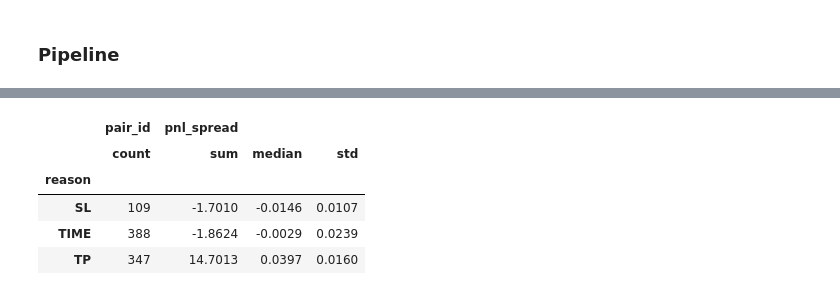
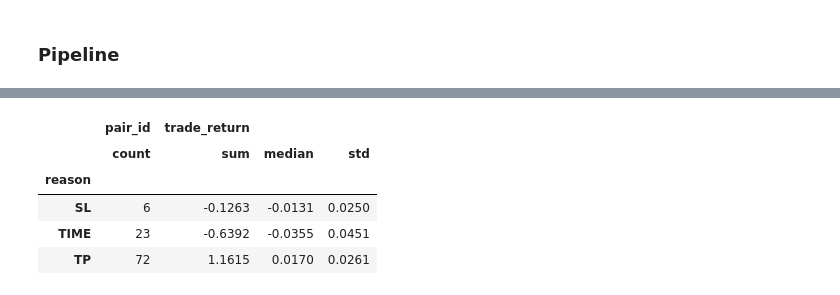
Before and after one commit to emile692/algo-trading-stat-arb-terminal, a Jupyter notebook: notebook/research.ipynb, the cells around one changed output, grey strips where cells are left out. Drawn from its saved outputs; the diff is of its cells as text; code cells hidden in the pictures.

```diff
--- a/notebook/research.ipynb
+++ b/notebook/research.ipynb
@@ -23,10 +25,8 @@ import seaborn as sns
 # %% [markdown]
 ### Pipeline
 # %%
-PROJECT_ROOT = Path(".").resolve().parents[0]
+UNIVERSES = ["sweden"]   # adapte
+SCAN_FREQ = "W-FRI"          # "B" = business days (recommandé) / "D" si tu veux daily pur
 
-UNIVERSES = ["sweden"]   # adapte
-SCAN_FREQ = "B"                 # "B" = business days (recommandé) / "D" si tu veux daily pur
-
-IS_START, IS_END   = "2023-12-31", "2024-12-31"
+IS_START, IS_END   = "2022-12-31", "2024-12-31"
 OOS_START, OOS_END = "2025-01-01", "2025-12-31"
@@ -80,7 +92,7 @@ OOS scans rows: 6406 | dates: 2024-12-31 00:00:00 -> 2025-12-31 00:00:00
 BASE_FEES = 0.0002
 TOP_N = 20
 MAX_POS = 5
-REBAL_DAYS = 30
+MAX_HOLD = 30
 
 # Grilles heatmap
 z_entries = [1.5, 1.75, 2.0, 2.25, 2.5]
@@ -205,5 +225,5 @@ plt.show()
 cfg = BatchConfig(
     data_path=PROJECT_ROOT / "data" / "raw" / "d1",
     start_date=IS_START,
-    end_date=IS_END,
+    end_date=OOS_END,
 )
@@ -210,6 +232,6 @@ cfg = BatchConfig(
 # %%
 z_entry = 2.25
-z_window = 100
+z_window = 80
 
 params = StrategyParams(
         z_entry=z_entry,
@@ -220,12 +242,12 @@ params = StrategyParams(
         fees=BASE_FEES,
         top_n_candidates=TOP_N,
         max_positions=MAX_POS,
-        rebalance_period=REBAL_DAYS,
+        max_holding_days=MAX_HOLD,
     )
 
-res = run_global_ranking_rebalance_walkforward(
+res = run_global_ranking_daily_portfolio(
     cfg=cfg,
     params=params,
     universes=UNIVERSES,
-    scans=scans_is,
+    scans=scans_df,
 )
@@ -303,9 +328,9 @@ plt.show()
 # %%
-res["trades"].groupby('reason').agg({'pair_id': 'count', 'pnl_spread': ['sum', 'median', 'std']}).round(4)
+res["trades"].groupby('reason').agg({'pair_id': 'count', 'trade_return': ['sum', 'median', 'std']}).round(4)
 # %% [output]
-|  | pair_id | pnl_spread |  |  |
+|  | pair_id | trade_return |  |  |
 |  | count | sum | median | std |
 | reason |  |  |  |  |
-| SL | 109 | -1.7010 | -0.0146 | 0.0107 |
-| TIME | 388 | -1.8624 | -0.0029 | 0.0239 |
-| TP | 347 | 14.7013 | 0.0397 | 0.0160 |
+| SL | 6 | -0.1263 | -0.0131 | 0.0250 |
+| TIME | 23 | -0.6392 | -0.0355 | 0.0451 |
+| TP | 72 | 1.1615 | 0.0170 | 0.0261 |
```
Also changed, not shown: parts of 33 cells of this notebook, 2 other files.
